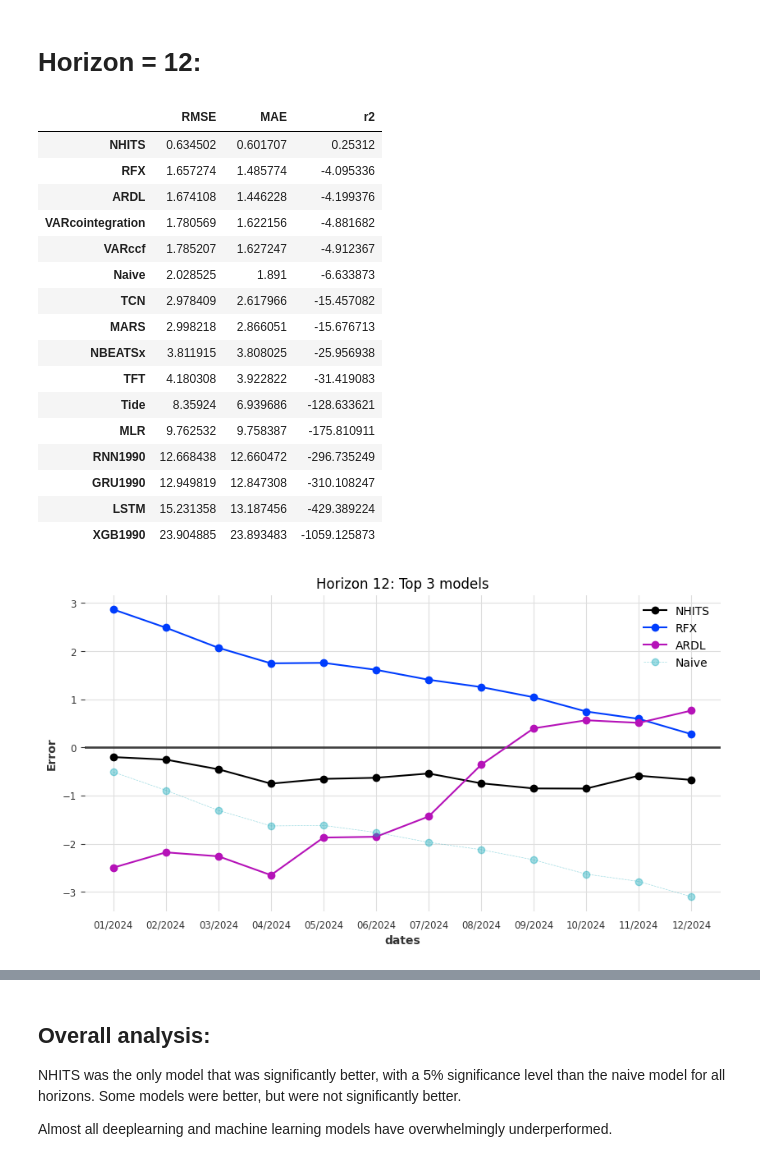
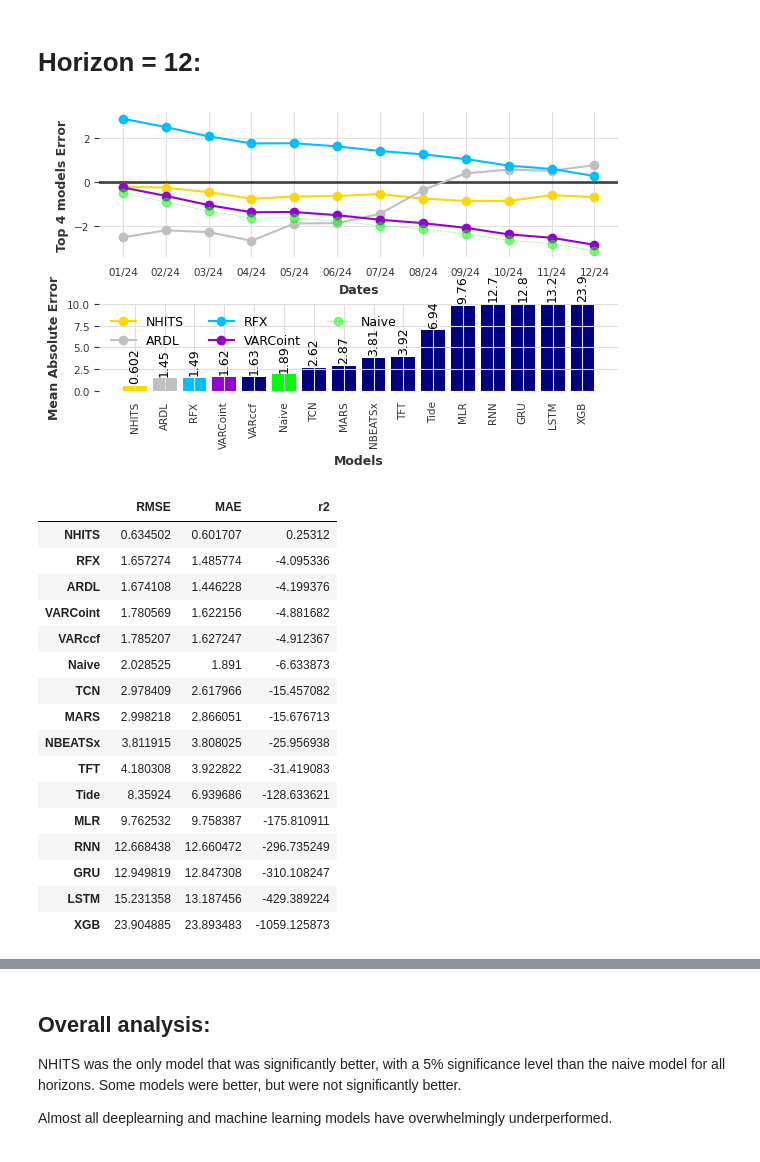
Before and after one commit to sc20geb/COMP5530M-Group-Project-Inflation-Forecasting, a Jupyter notebook: Evaluation/evaluation.ipynb, the cells around one changed output, grey strips where cells are left out. Cells and saved outputs as stored; diff of their text form; code cells hidden in the pictures.

```diff
--- a/Evaluation/evaluation.ipynb
+++ b/Evaluation/evaluation.ipynb
@@ -15,3 +13,9 @@ warnings.filterwarnings("ignore")
+# %%
+warnings.filterwarnings("ignore")
+ABSOLUTE= False
+N=4
+DPI=100
+FIG_SIZE=(17/2.54,9.2/2.54)
 # %%
 import numpy as np
 import os
@@ -158,21 +132,24 @@ for i in metrics_6.columns:
 # %%
 predsPath_12= Path('../Predictions/Horizon12')
 predsDf_12=get_predictions(predsPath_12)
+metrics_12= calc_metrics(predsDf_12).sort_values(main_metric, axis=0)
 
-metrics_12= calc_metrics(predsDf_12).sort_values(main_metric, axis=0)
+combine_charts(predsDf=predsDf_12,metricsDf=metrics_12,n=N,img_name='horizon_12_plot.png',absolute=ABSOLUTE,dpi=DPI,figsize=FIG_SIZE)
+
 display(metrics_12)
 
 # error_plot(predsDf_12,model='all',absolute=False, title= 'Horizon 12 Error plot:')
-error_plot(predsDf_12,model=list(metrics_12.index.drop('Naive')[:3])+ ['Naive'],absolute=False, title= 'Horizon 12: Top 3 models')
+# error_plot(predsDf_12,model=list(metrics_12.index.drop('Naive')[:3])+ ['Naive'],absolute=False, title= 'Horizon 12: Top 3 models')
 
-for i in metrics_12.columns:
-    plot_metric(metrics_12,i, title='Horizon 12:')
+# for i in metrics_12.columns:
+#     plot_metric(metrics_12,i, title='Horizon 12:')
 # %% [output]
+[figure, new version]
 |  | RMSE | MAE | r2 |
 | NHITS | 0.634502 | 0.601707 | 0.25312 |
 | RFX | 1.657274 | 1.485774 | -4.095336 |
 | ARDL | 1.674108 | 1.446228 | -4.199376 |
-| VARcointegration | 1.780569 | 1.622156 | -4.881682 |
+| VARCoint | 1.780569 | 1.622156 | -4.881682 |
 | VARccf | 1.785207 | 1.627247 | -4.912367 |
 | Naive | 2.028525 | 1.891 | -6.633873 |
 | TCN | 2.978409 | 2.617966 | -15.457082 |
@@ -181,8 +158,7 @@ for i in metrics_12.columns:
 | TFT | 4.180308 | 3.922822 | -31.419083 |
 | Tide | 8.35924 | 6.939686 | -128.633621 |
 | MLR | 9.762532 | 9.758387 | -175.810911 |
-| RNN1990 | 12.668438 | 12.660472 | -296.735249 |
-| GRU1990 | 12.949819 | 12.847308 | -310.108247 |
+| RNN | 12.668438 | 12.660472 | -296.735249 |
+| GRU | 12.949819 | 12.847308 | -310.108247 |
 | LSTM | 15.231358 | 13.187456 | -429.389224 |
-| XGB1990 | 23.904885 | 23.893483 | -1059.125873 |
+| XGB | 23.904885 | 23.893483 | -1059.125873 |
-[figure, old version]
```
Also changed, not shown: parts of 7 cells of this notebook, 10 other files.
